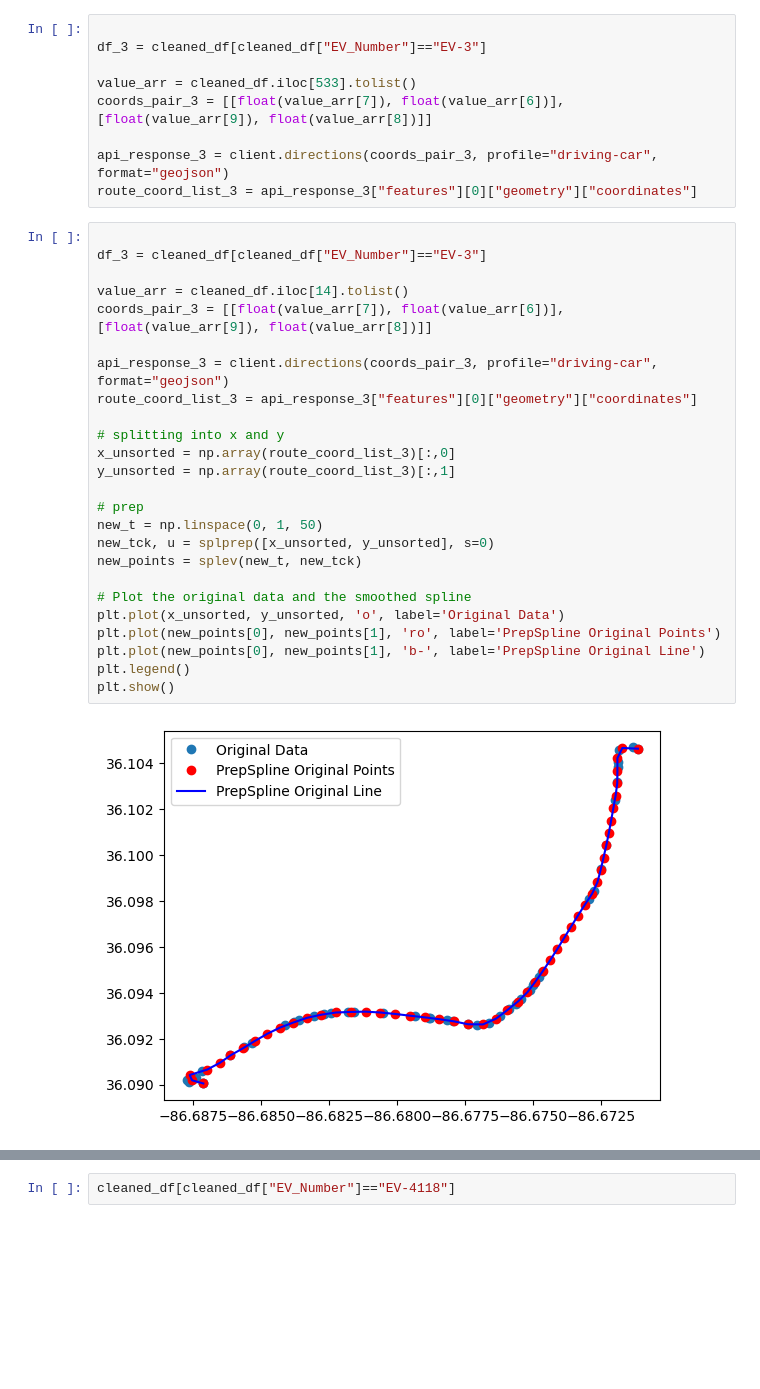
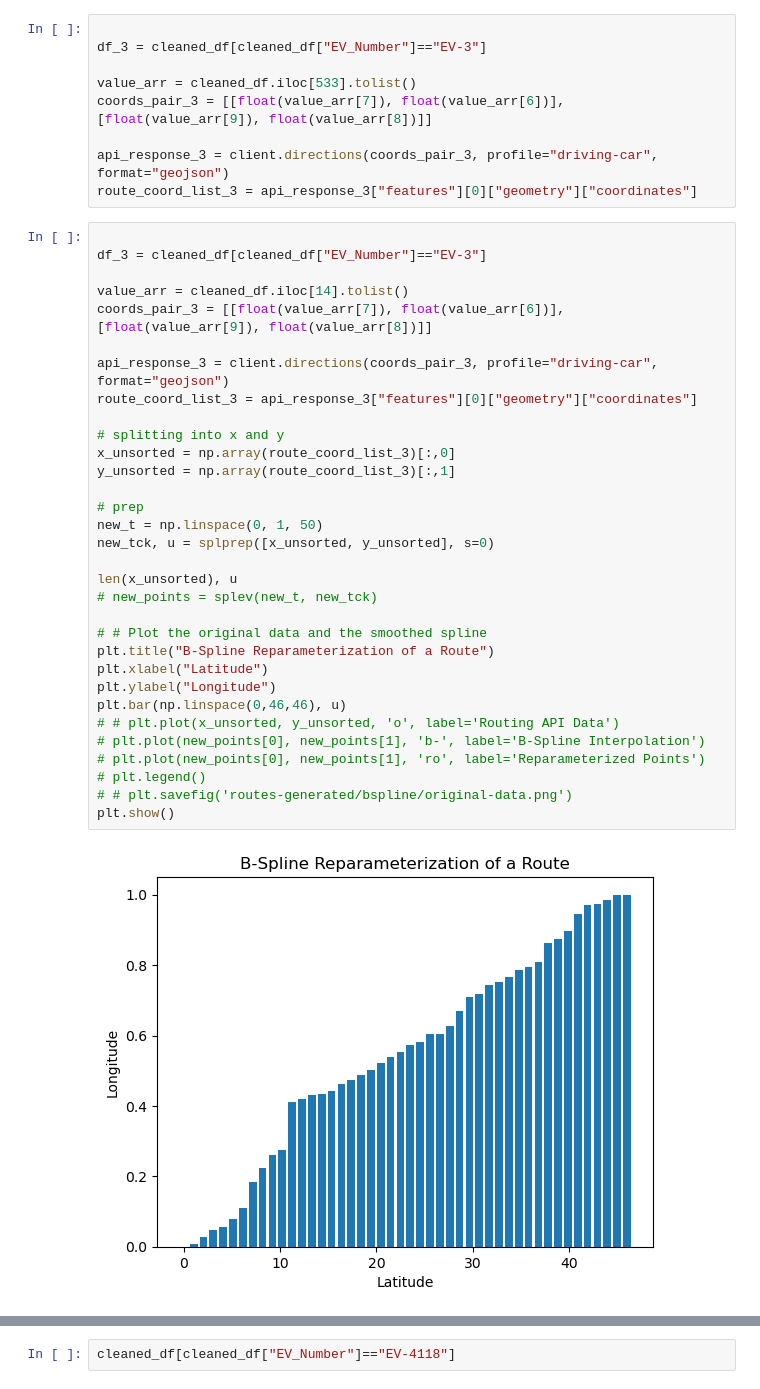
Before and after one commit to ultra-passion-fruit/GAN-EV-Map-Generation, a Jupyter notebook: map-generation.ipynb, the cells around one changed output, grey strips where cells are left out. Saved outputs shown, nothing was run; the diff lists cells and outputs as text; blank space fills up the shorter version.

```diff
--- a/map-generation.ipynb
+++ b/map-generation.ipynb
@@ -380,27 +380,34 @@ route_coord_list_3 = api_response_3["features"][0]["geometry"]["coordinates"]
 # %%
 
 df_3 = cleaned_df[cleaned_df["EV_Number"]=="EV-3"]
 
 value_arr = cleaned_df.iloc[14].tolist()
 coords_pair_3 = [[float(value_arr[7]), float(value_arr[6])], [float(value_arr[9]), float(value_arr[8])]]
 
 api_response_3 = client.directions(coords_pair_3, profile="driving-car", format="geojson")
 route_coord_list_3 = api_response_3["features"][0]["geometry"]["coordinates"]
 
 # splitting into x and y
 x_unsorted = np.array(route_coord_list_3)[:,0]
 y_unsorted = np.array(route_coord_list_3)[:,1]
 
 # prep
 new_t = np.linspace(0, 1, 50)
 new_tck, u = splprep([x_unsorted, y_unsorted], s=0)
-new_points = splev(new_t, new_tck)
 
-# Plot the original data and the smoothed spline
-plt.plot(x_unsorted, y_unsorted, 'o', label='Original Data')
-plt.plot(new_points[0], new_points[1], 'ro', label='PrepSpline Original Points')
-plt.plot(new_points[0], new_points[1], 'b-', label='PrepSpline Original Line')
-plt.legend()
+len(x_unsorted), u
+# new_points = splev(new_t, new_tck)
+
+# # Plot the original data and the smoothed spline
+plt.title("B-Spline Reparameterization of a Route")
+plt.xlabel("Latitude")
+plt.ylabel("Longitude")
+plt.bar(np.linspace(0,46,46), u)
+# # plt.plot(x_unsorted, y_unsorted, 'o', label='Routing API Data')
+# plt.plot(new_points[0], new_points[1], 'b-', label='B-Spline Interpolation')
+# plt.plot(new_points[0], new_points[1], 'ro', label='Reparameterized Points')
+# plt.legend()
+# # plt.savefig('routes-generated/bspline/original-data.png')
 plt.show()
 # %% [output]
-[figure, old version]
+[figure, new version]
```
Also changed, not shown: parts of 1 cell of this notebook, 4 other files.
